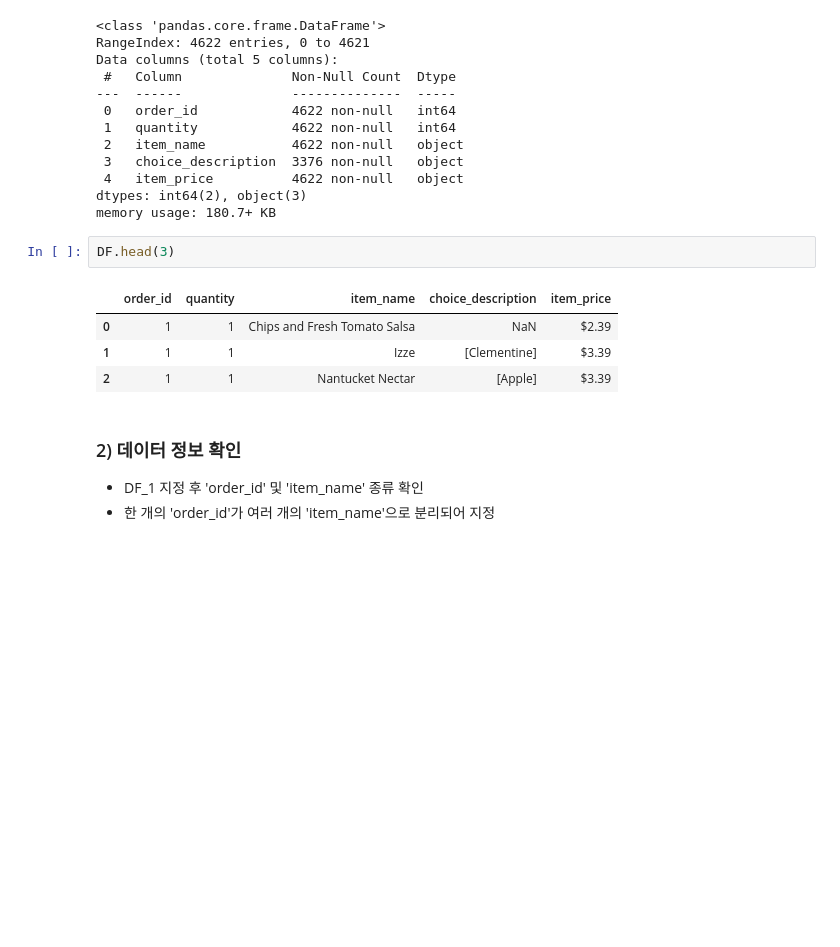
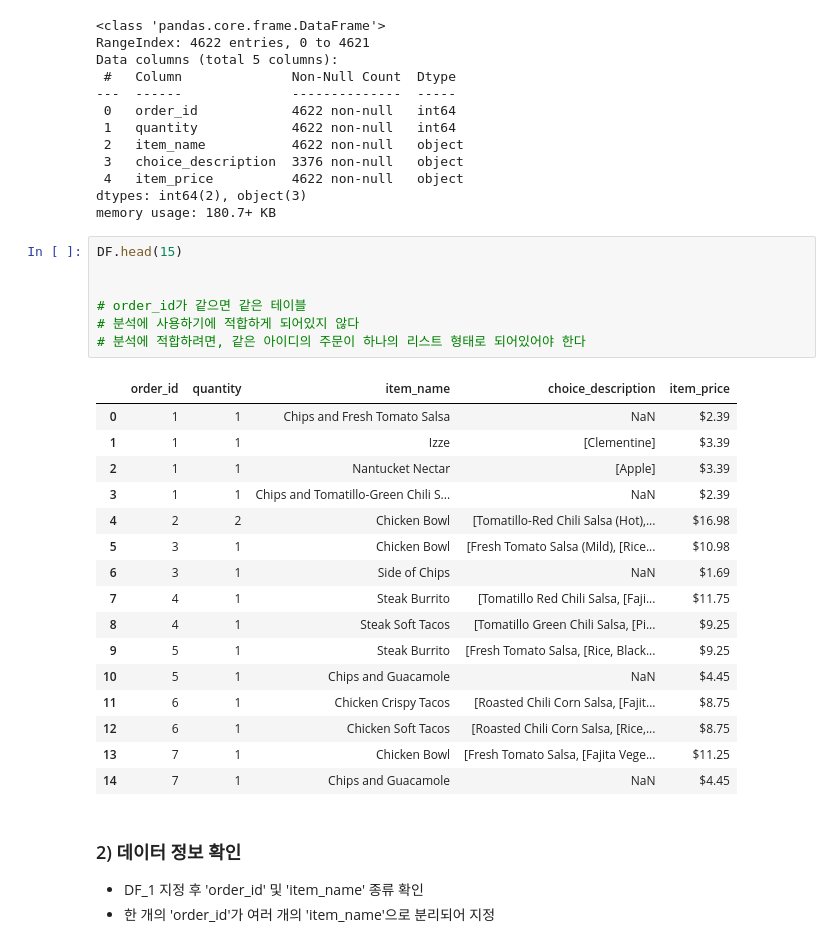
Before and after one commit to winterconnect/Machine_Learning, a Jupyter notebook: Python_Machine_Learning/code/011_Association_Rules.ipynb, the cells around one changed output. Cells and saved outputs as stored; diff of their text form; blank space fills up the shorter version.

```diff
--- a/Python_Machine_Learning/code/011_Association_Rules.ipynb
+++ b/Python_Machine_Learning/code/011_Association_Rules.ipynb
@@ -31,13 +31,30 @@ Data columns (total 5 columns):
  4   item_price          4622 non-null   object
 dtypes: int64(2), object(3)
 memory usage: 180.7+ KB
-# %%
-DF.head(3)
-# %% [output]
-|  | order_id | quantity | item_name | choice_description | item_price |
-| 0 | 1 | 1 | Chips and Fresh Tomato Salsa | NaN | $2.39 |
-| 1 | 1 | 1 | Izze | [Clementine] | $3.39 |
-| 2 | 1 | 1 | Nantucket Nectar | [Apple] | $3.39 |
+# %%
+DF.head(15)
+
+
+# order_id가 같으면 같은 테이블
+# 분석에 사용하기에 적합하게 되어있지 않다
+# 분석에 적합하려면, 같은 아이디의 주문이 하나의 리스트 형태로 되어있어야 한다
+# %% [output]
+|  | order_id | quantity | item_name | choice_description | item_price |
+| 0 | 1 | 1 | Chips and Fresh Tomato Salsa | NaN | $2.39 |
+| 1 | 1 | 1 | Izze | [Clementine] | $3.39 |
+| 2 | 1 | 1 | Nantucket Nectar | [Apple] | $3.39 |
+| 3 | 1 | 1 | Chips and Tomatillo-Green Chili S... | NaN | $2.39 |
+| 4 | 2 | 2 | Chicken Bowl | [Tomatillo-Red Chili Salsa (Hot),... | $16.98 |
+| 5 | 3 | 1 | Chicken Bowl | [Fresh Tomato Salsa (Mild), [Rice... | $10.98 |
+| 6 | 3 | 1 | Side of Chips | NaN | $1.69 |
+| 7 | 4 | 1 | Steak Burrito | [Tomatillo Red Chili Salsa, [Faji... | $11.75 |
+| 8 | 4 | 1 | Steak Soft Tacos | [Tomatillo Green Chili Salsa, [Pi... | $9.25 |
+| 9 | 5 | 1 | Steak Burrito | [Fresh Tomato Salsa, [Rice, Black... | $9.25 |
+| 10 | 5 | 1 | Chips and Guacamole | NaN | $4.45 |
+| 11 | 6 | 1 | Chicken Crispy Tacos | [Roasted Chili Corn Salsa, [Fajit... | $8.75 |
+| 12 | 6 | 1 | Chicken Soft Tacos | [Roasted Chili Corn Salsa, [Rice,... | $8.75 |
+| 13 | 7 | 1 | Chicken Bowl | [Fresh Tomato Salsa, [Fajita Vege... | $11.25 |
+| 14 | 7 | 1 | Chips and Guacamole | NaN | $4.45 |
 # %% [markdown]
 ### 2) 데이터 정보 확인
 - DF_1 지정 후 'order_id' 및 'item_name' 종류 확인
```
Also changed, not shown: parts of 6 cells of this notebook.
